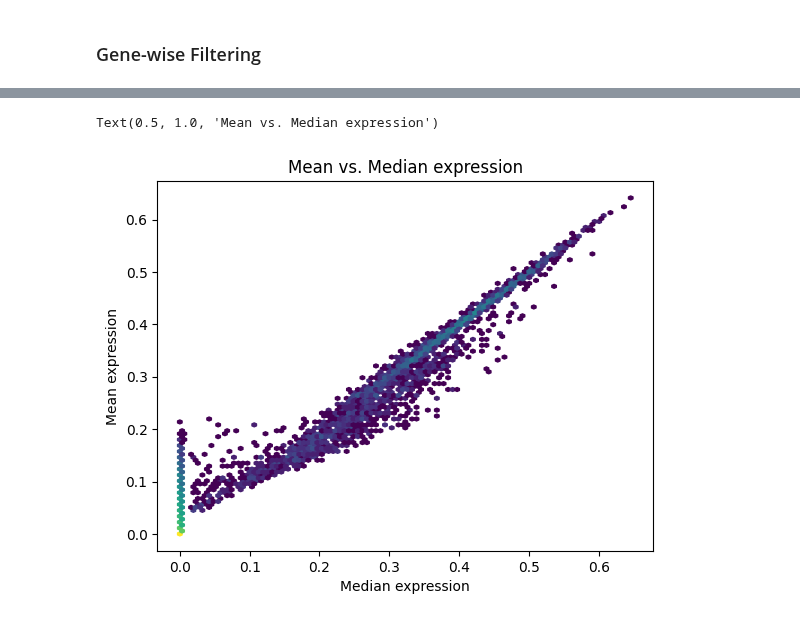
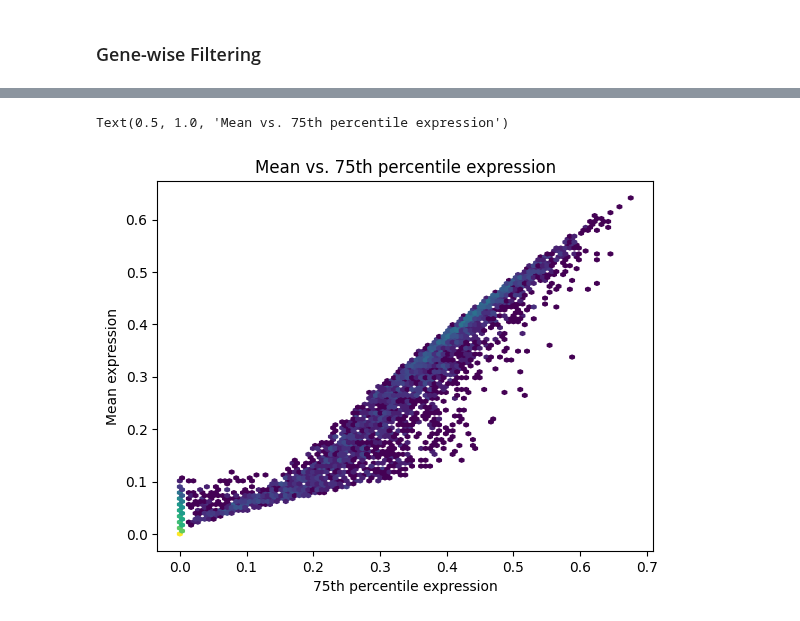
Before and after one commit to georgiadoing/seqADAGE, a Jupyter notebook: Py/muk_transfer_learning/filtering/Mukundan_sa_filt.ipynb, the cells around one changed output, grey strips where cells are left out. Drawn from its saved outputs; the diff is of its cells as text; code cells hidden in the pictures.

```diff
--- a/Py/muk_transfer_learning/filtering/Mukundan_sa_filt.ipynb
+++ b/Py/muk_transfer_learning/filtering/Mukundan_sa_filt.ipynb
@@ -99,19 +99,16 @@ gene_stats.head()
 | 12b493b74dec297122c11824ed05ba01_... | 3737.0 | 0.462550 | 0.031850 | 0.318882 | 0.442544 | 0.462511 | 0.481403 | 0.609086 |
 | 12b493b74dec297122c11824ed05ba01_... | 3737.0 | 0.421639 | 0.030869 | 0.324687 | 0.403107 | 0.421128 | 0.438587 | 0.568538 |
 # %%
-# Preliminary hexagonal binning log-scaled plot of median versus mean
+# Preliminary hexagonal binning log-scaled plot of 75th percentile versus mean
 plt.hexbin(
-  x = gene_stats['50%'],
+  x = gene_stats['75%'],
   y = gene_stats['mean'],
   bins = 'log'
-  # bins = 'log',
-  # xscale = 'log',
-  # yscale = 'log'
 )
 
-plt.xlabel("Median expression")
+plt.xlabel("75th percentile expression")
 plt.ylabel("Mean expression")
-plt.title("Mean vs. Median expression")
+plt.title("Mean vs. 75th percentile expression")
 # %% [output]
-Text(0.5, 1.0, 'Mean vs. Median expression')
+Text(0.5, 1.0, 'Mean vs. 75th percentile expression')
-[figure, old version]
+[figure, new version]
```
Also changed, not shown: parts of 21 cells of this notebook.
